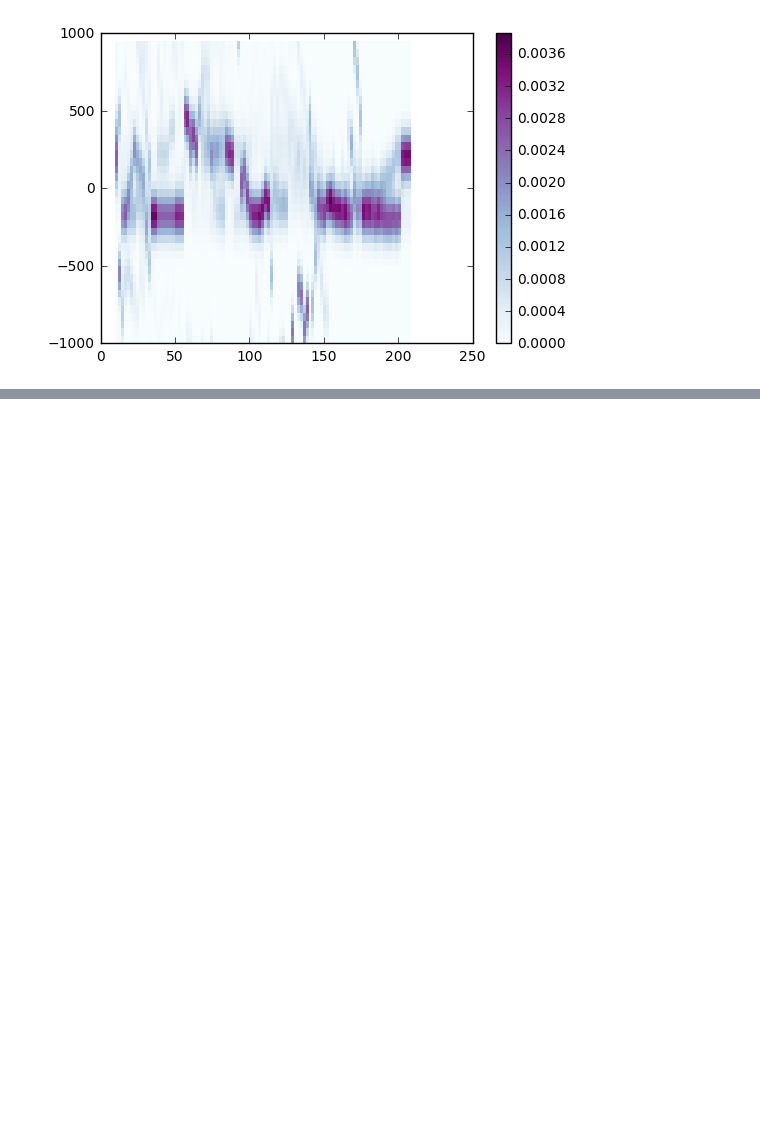
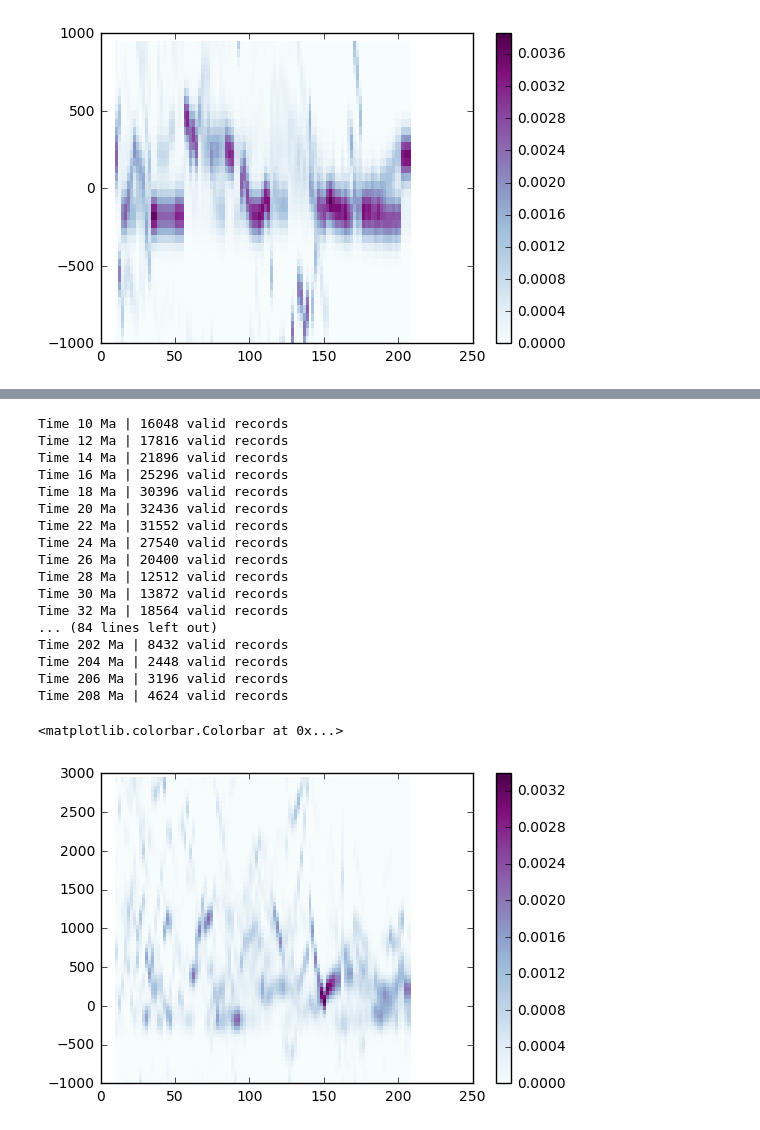
Before and after one commit to siwill22/paleotopography, a Jupyter notebook: paleotopography_validation.ipynb, the cells around one changed output, grey strips where cells are left out. Cells and saved outputs as stored; diff of their text form; code cells hidden in the pictures; blank space fills up the shorter version.

Commit message:
a notebook for comparing paleotopography to various point data

```diff
--- a/paleotopography_validation.ipynb
+++ b/paleotopography_validation.ipynb
@@ -176,0 +92,8 @@ plt.colorbar()
+# %%
+zdf = pd.read_hdf('/Users/Simon/GIT/pygplates-paleo/geology/Puetz_zircons.h5')
+
+print 'Total records read = %s' % zdf.size
+
+print 'Total records with valid environment = %s' % zdf.size
+
+print zdf.columns
@@ -176,0 +118,47 @@ plt.colorbar()
+# %%
+hlist = []
+
+for comparison_time in time_list:
+
+    # Add time range specifier
+    #pbdb_subset = pbdb[(pbdb.early_age<(comparison_time+10.)) & (pbdb.late_age>(comparison_time-10.))]
+    zdf_subset = zdf[(zdf['Model-1: Age with smallest error']>comparison_time-2.)
+                    & (zdf['Model-1: Age with smallest error']<comparison_time+2.)
+                    & (zdf['Primary\nRock Type'].str.contains('ign'))]
+
+
+
+    print 'Time %d Ma | %s valid records' % (comparison_time,zdf_subset.size)
+
+    if zdf_subset.size>0:
+        bc,h = ptv.indicator_z_distribution(zdf_subset,
+                                            static_polygons,rotation_model,
+                                            comparison_time,
+                                            longitude_field_name='Longitude',
+                                            latitude_field_name='Latitude')
+
+        hlist.append(h)
+
+
+plt.pcolormesh(time_list,bc,np.array(hlist).T,cmap=plt.cm.BuPu) #,vmin=0,vmax=0.4)
+plt.colorbar()
+# %% [output]
+Time 10 Ma | 16048 valid records
+Time 12 Ma | 17816 valid records
+Time 14 Ma | 21896 valid records
+Time 16 Ma | 25296 valid records
+Time 18 Ma | 30396 valid records
+Time 20 Ma | 32436 valid records
+Time 22 Ma | 31552 valid records
+Time 24 Ma | 27540 valid records
+Time 26 Ma | 20400 valid records
+Time 28 Ma | 12512 valid records
+Time 30 Ma | 13872 valid records
+Time 32 Ma | 18564 valid records
+... (84 lines left out)
+Time 202 Ma | 8432 valid records
+Time 204 Ma | 2448 valid records
+Time 206 Ma | 3196 valid records
+Time 208 Ma | 4624 valid records
+<matplotlib.colorbar.Colorbar at 0x...>
+[figure, added]
```
Also changed, not shown: parts of 6 cells of this notebook.
